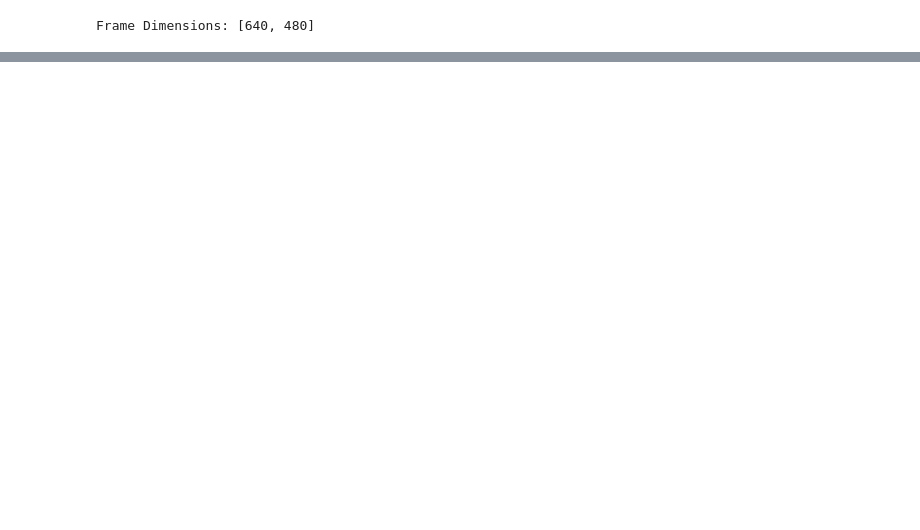
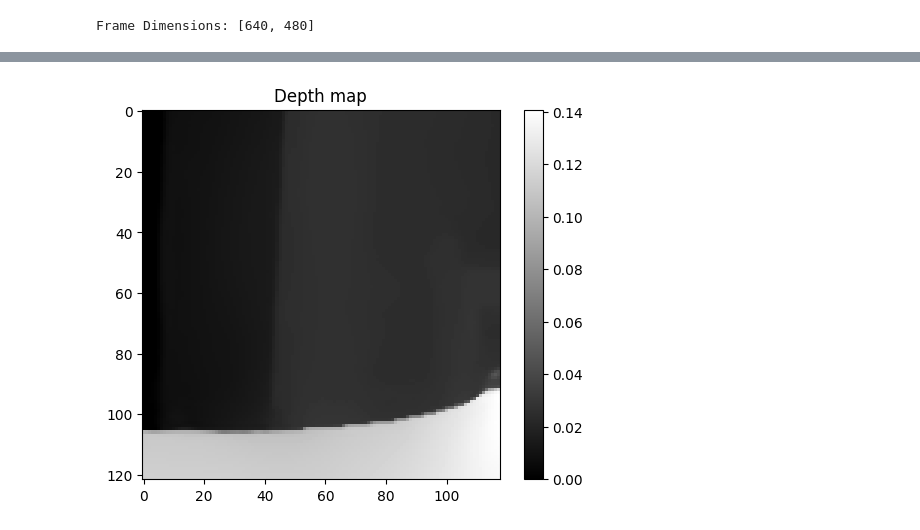
Before and after one commit to maxbak753/IMGS621-Computer-Vision-Project, a Jupyter notebook: Depth_ObjectDetect_Webcam.ipynb, the cells around one changed output, grey strips where cells are left out. Cells and saved outputs as stored; diff of their text form; code cells hidden in the pictures; blank space fills up the shorter version.

```diff
--- a/Depth_ObjectDetect_Webcam.ipynb
+++ b/Depth_ObjectDetect_Webcam.ipynb
@@ -110,3 +175,20 @@ Looking for "apple"
 cam.release()
 # Close Windows
 cv2.destroyAllWindows()
+# %%
+if ret:
+    ROI = depth_01[x1:x2, y1:y2]
+    dims_ROI = np.array([x2-x1, y2-y1])
+    center_pos_ROI = np.array([round((dims_ROI[0]) / 2), round((dims_ROI[1]) / 2)])
+    frac = 3
+    offset_ROI = np.rint(dims_ROI/frac)
+    subROI_bbox = np.r_[(center_pos_ROI - offset_ROI), (center_pos_ROI + offset_ROI)]
+    subROI = ROI[int(subROI_bbox[0]):int(subROI_bbox[2]), int(subROI_bbox[1]):int(subROI_bbox[3])]
+
+    # Display Depth Image
+    plt.imshow(subROI, cmap='gray')
+    plt.colorbar()
+    plt.title("Depth map")
+    plt.show()
+# %% [output]
+[figure, added]
```
Also changed, not shown: parts of 4 cells of this notebook, 1 other file.
